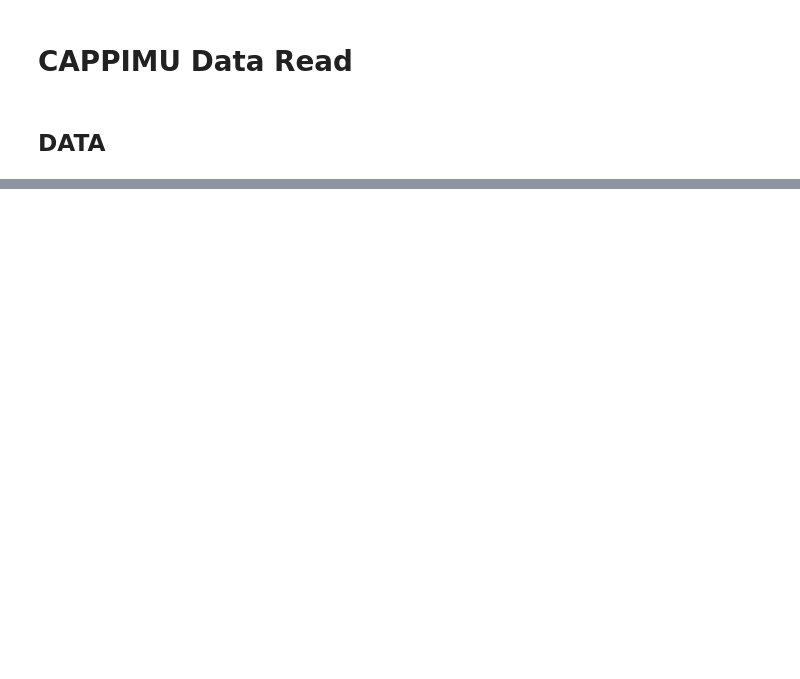
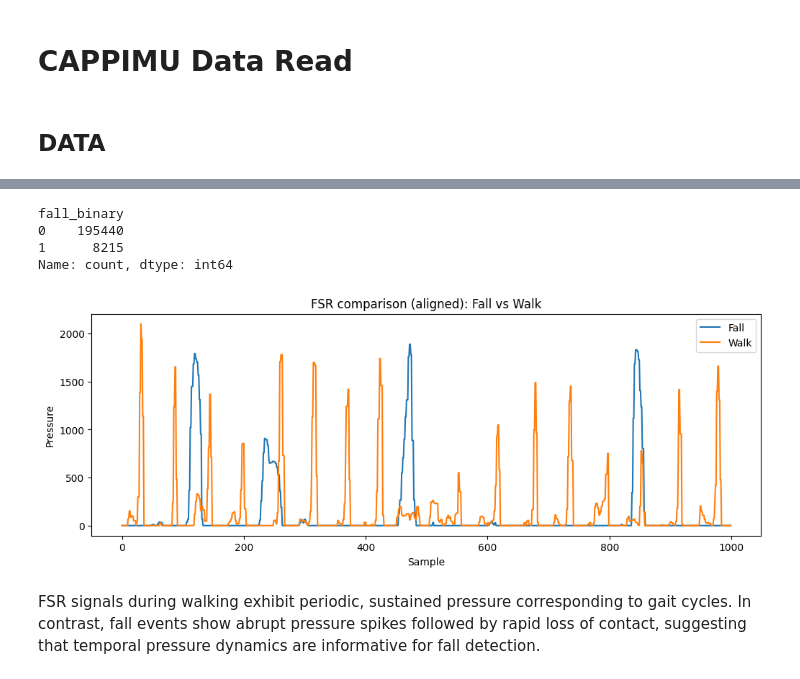
Before and after one commit to monyaramalla/fall-prediction-cappimu, a Jupyter notebook: notebooks/01_data_exploration.ipynb, the cells around one changed output, grey strips where cells are left out. Drawn from its saved outputs; the diff is of its cells as text; code cells hidden in the pictures; blank space fills up the shorter version.

Commit message:
preliminary data load and walking/falling analysis subject 1

```diff
--- a/notebooks/01_data_exploration.ipynb
+++ b/notebooks/01_data_exploration.ipynb
@@ -226,0 +182,33 @@ ModuleNotFoundError: No module named 'pandas'
+# %%
+data['fall_binary'] = (data['label'] == 'fall').astype(int)
+
+print(data['fall_binary'].value_counts())
+# %% [output]
+fall_binary
+0    195440
+1      8215
+Name: count, dtype: int64
+# %%
+plt.figure(figsize=(12,4))
+
+plt.plot(
+    np.arange(len(fall_data.iloc[:1000])),
+    fall_data['insole_l(p1)'].iloc[:1000],
+    label='Fall'
+)
+
+plt.plot(
+    np.arange(len(walk_data.iloc[:1000])),
+    walk_data['insole_l(p1)'].iloc[:1000],
+    label='Walk'
+)
+
+plt.legend()
+plt.title("FSR comparison (aligned): Fall vs Walk")
+plt.xlabel("Sample")
+plt.ylabel("Pressure")
+plt.show()
+# %% [output]
+[figure, added]
+# %% [markdown]
+FSR signals during walking exhibit periodic, sustained pressure corresponding to gait cycles. In contrast, fall events show abrupt pressure spikes followed by rapid loss of contact, suggesting that temporal pressure dynamics are informative for fall detection.
```
Also changed, not shown: parts of 3 cells of this notebook.
